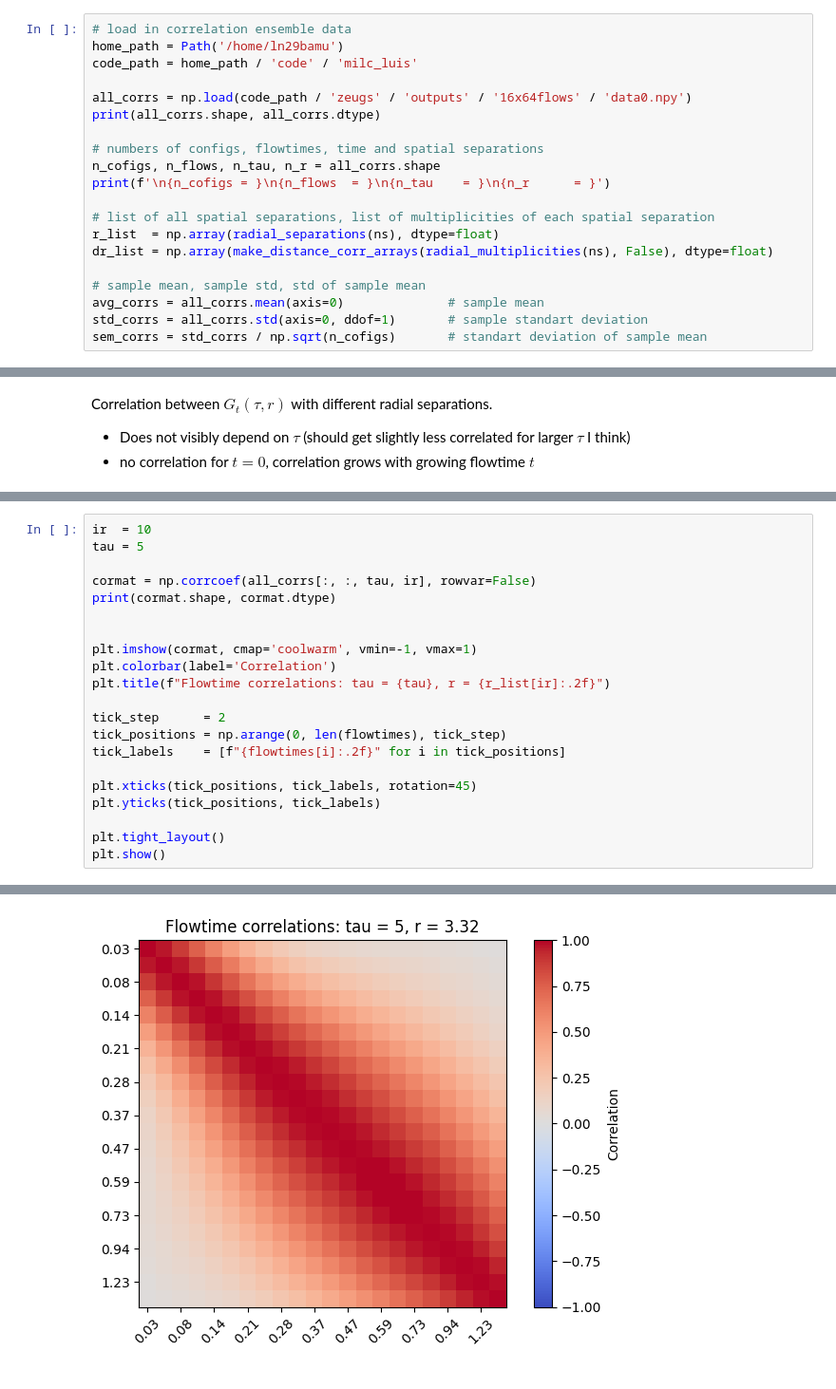
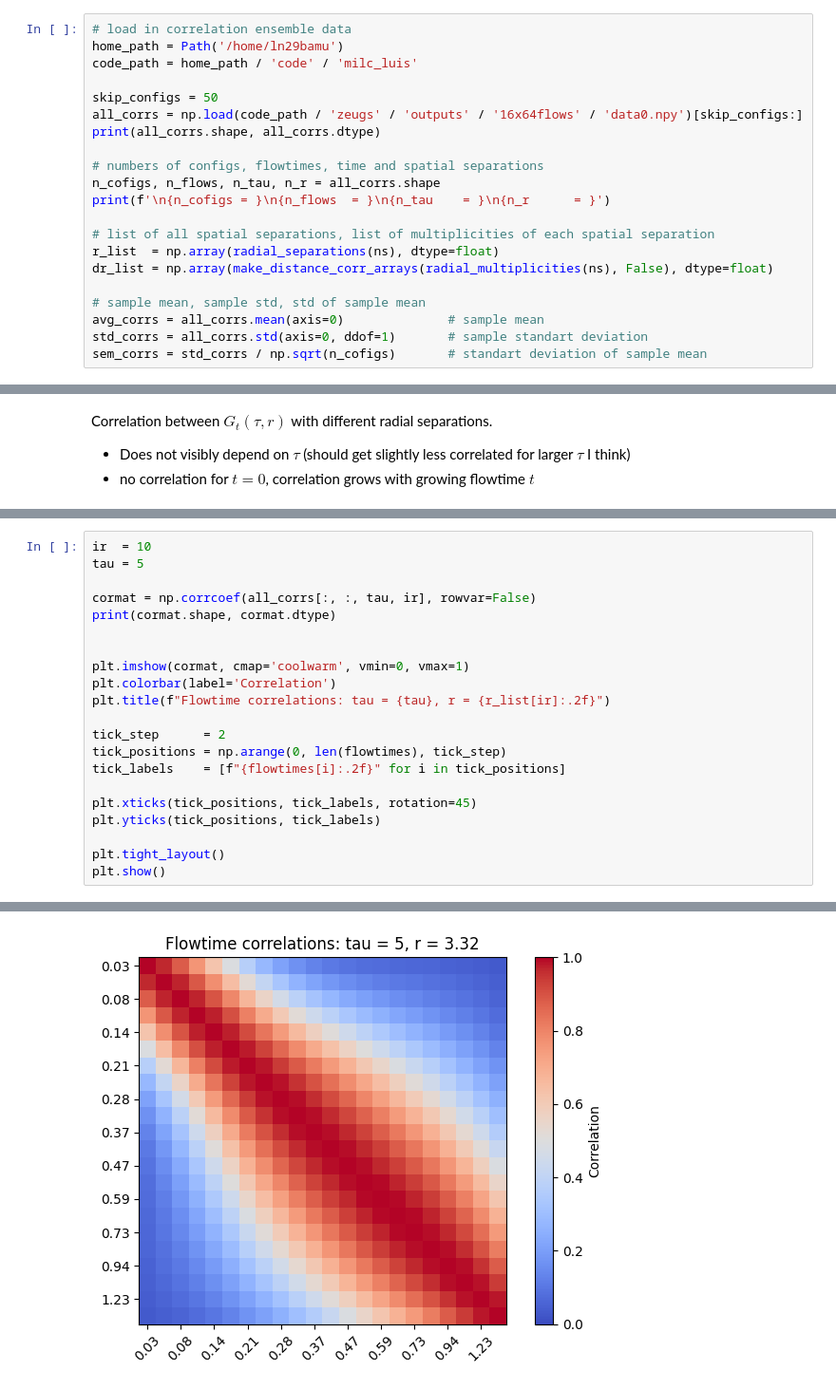
Before and after one commit to lsnbr/milc_luis, a Jupyter notebook: zeugs/ana_error.ipynb, the cells around one changed output, grey strips where cells are left out. Shown: that part at 95% size. Drawn from its saved outputs; the diff is of its cells as text.

```diff
--- a/zeugs/ana_error.ipynb
+++ b/zeugs/ana_error.ipynb
@@ -23,7 +23,8 @@ flow_type = 'zeuthen'   # just for information, prabably not needed
 home_path = Path('/home/ln29bamu')
 code_path = home_path / 'code' / 'milc_luis'
 
-all_corrs = np.load(code_path / 'zeugs' / 'outputs' / '16x64flows' / 'data0.npy')
+skip_configs = 50
+all_corrs = np.load(code_path / 'zeugs' / 'outputs' / '16x64flows' / 'data0.npy')[skip_configs:]
 print(all_corrs.shape, all_corrs.dtype)
 
 # numbers of configs, flowtimes, time and spatial separations
@@ -77,24 +84,24 @@ plt.show()
 # %%
 ir  = 10
 tau = 5
 
 cormat = np.corrcoef(all_corrs[:, :, tau, ir], rowvar=False)
 print(cormat.shape, cormat.dtype)
 
 
-plt.imshow(cormat, cmap='coolwarm', vmin=-1, vmax=1)
+plt.imshow(cormat, cmap='coolwarm', vmin=0, vmax=1)
 plt.colorbar(label='Correlation')
 plt.title(f"Flowtime correlations: tau = {tau}, r = {r_list[ir]:.2f}")
 
 tick_step      = 2
 tick_positions = np.arange(0, len(flowtimes), tick_step)
 tick_labels    = [f"{flowtimes[i]:.2f}" for i in tick_positions]
 
 plt.xticks(tick_positions, tick_labels, rotation=45)
 plt.yticks(tick_positions, tick_labels)
 
 plt.tight_layout()
 plt.show()
 # %% [output]
 (22, 22) float64
-[figure, old version]
+[figure, new version]
```
Also changed, not shown: parts of 2 cells of this notebook, 9 other files.
